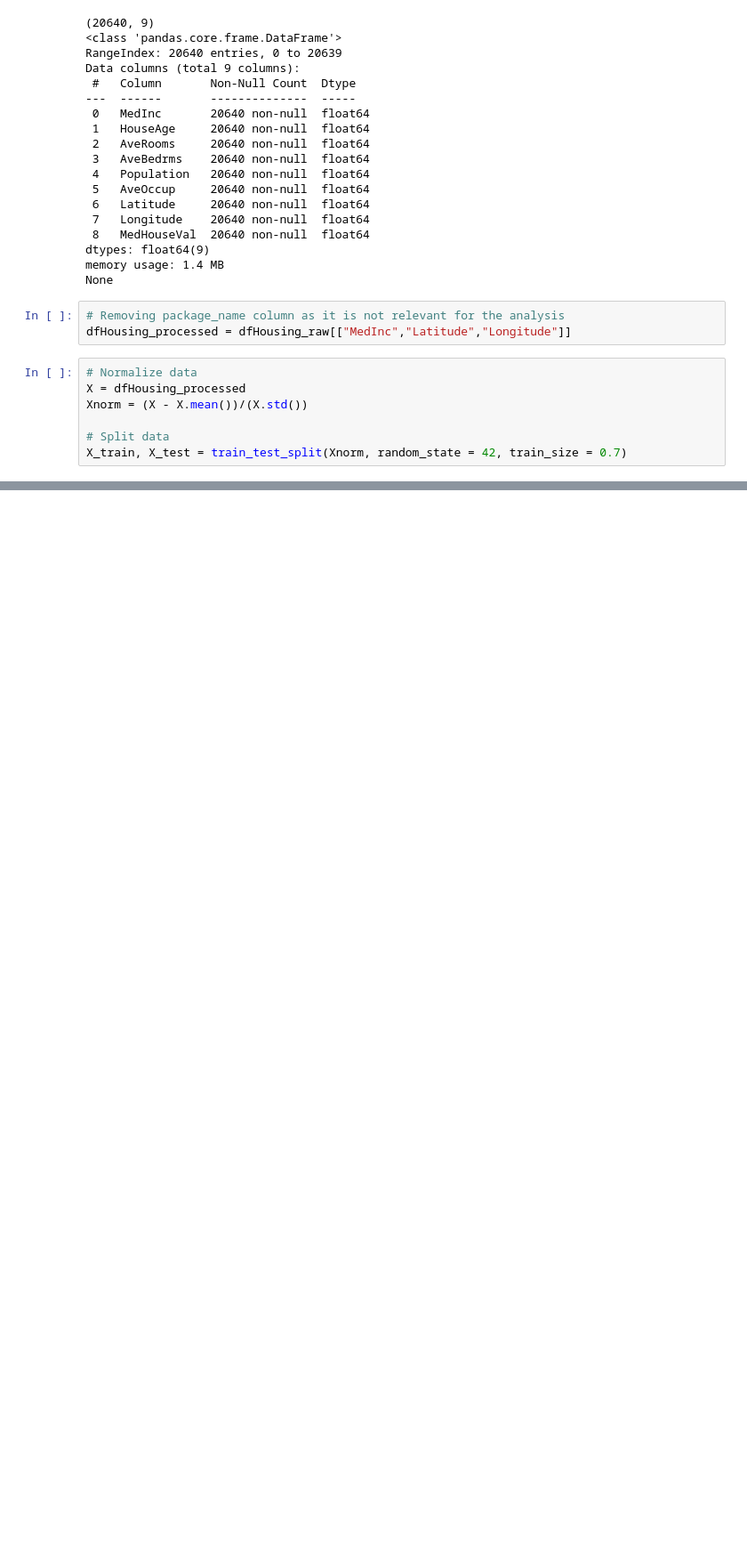
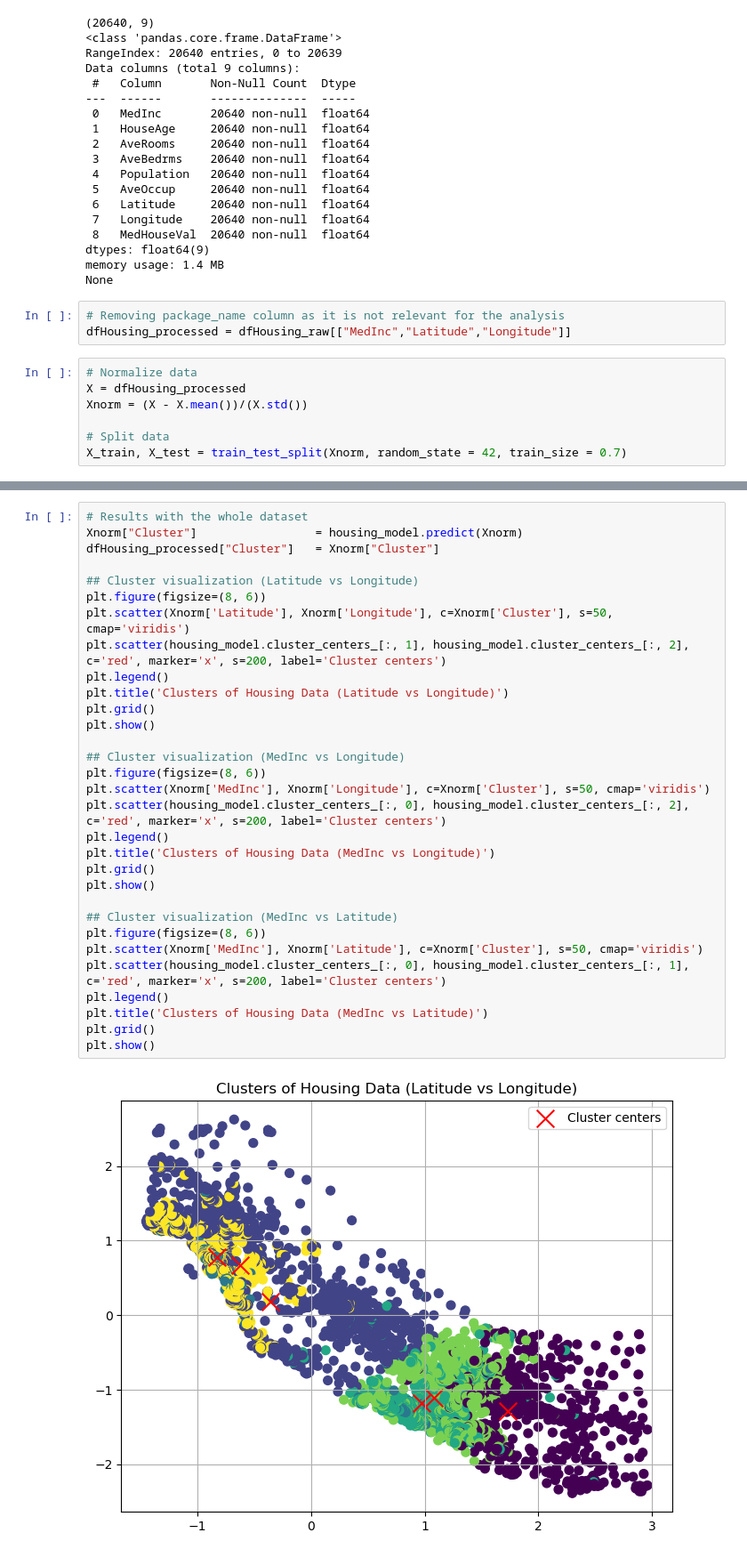
Before and after one commit to 4GeeksAcademy/K-means-project-csmb, a Jupyter notebook: src/explore.ipynb, the cells around one changed output, grey strips where cells are left out. Shown at 89% size. Saved outputs shown, nothing was run; the diff lists cells and outputs as text; blank space fills up the shorter version.

```diff
--- a/src/explore.ipynb
+++ b/src/explore.ipynb
@@ -126,0 +192,33 @@ y_pred = housing_model.predict(X_test)
+# %%
+# Results with the whole dataset
+Xnorm["Cluster"]                 = housing_model.predict(Xnorm)
+dfHousing_processed["Cluster"]   = Xnorm["Cluster"]
+
+## Cluster visualization (Latitude vs Longitude)
+plt.figure(figsize=(8, 6))
+plt.scatter(Xnorm['Latitude'], Xnorm['Longitude'], c=Xnorm['Cluster'], s=50, cmap='viridis')
+plt.scatter(housing_model.cluster_centers_[:, 1], housing_model.cluster_centers_[:, 2], c='red', marker='x', s=200, label='Cluster centers')
+plt.legend()
+plt.title('Clusters of Housing Data (Latitude vs Longitude)')
+plt.grid()
+plt.show()
+
+## Cluster visualization (MedInc vs Longitude)
+plt.figure(figsize=(8, 6))
+plt.scatter(Xnorm['MedInc'], Xnorm['Longitude'], c=Xnorm['Cluster'], s=50, cmap='viridis')
+plt.scatter(housing_model.cluster_centers_[:, 0], housing_model.cluster_centers_[:, 2], c='red', marker='x', s=200, label='Cluster centers')
+plt.legend()
+plt.title('Clusters of Housing Data (MedInc vs Longitude)')
+plt.grid()
+plt.show()
+
+## Cluster visualization (MedInc vs Latitude)
+plt.figure(figsize=(8, 6))
+plt.scatter(Xnorm['MedInc'], Xnorm['Latitude'], c=Xnorm['Cluster'], s=50, cmap='viridis')
+plt.scatter(housing_model.cluster_centers_[:, 0], housing_model.cluster_centers_[:, 1], c='red', marker='x', s=200, label='Cluster centers')
+plt.legend()
+plt.title('Clusters of Housing Data (MedInc vs Latitude)')
+plt.grid()
+plt.show()
+# %% [output]
+[figure, added]
```
Also changed, not shown: parts of 10 cells of this notebook, 2 other files.
